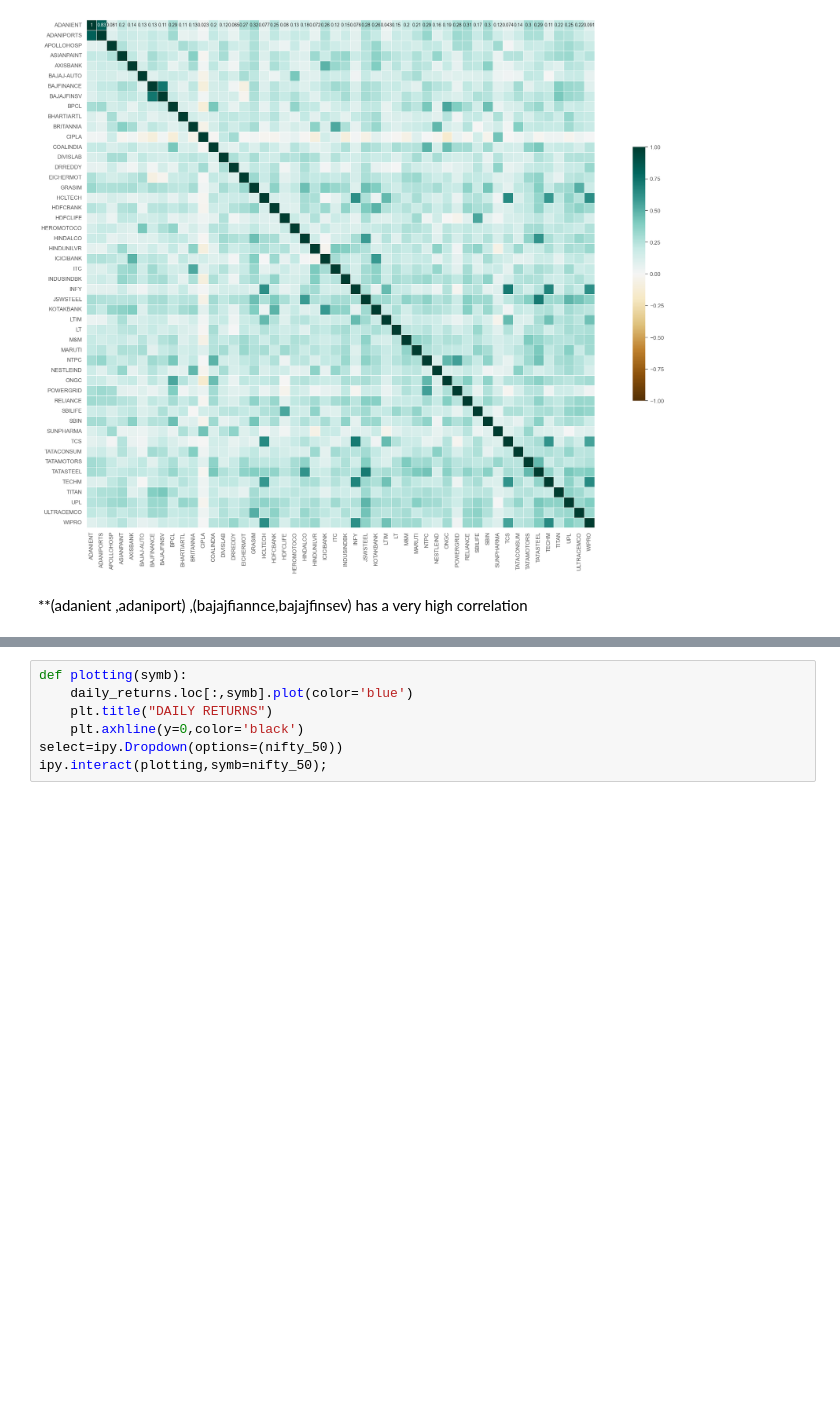
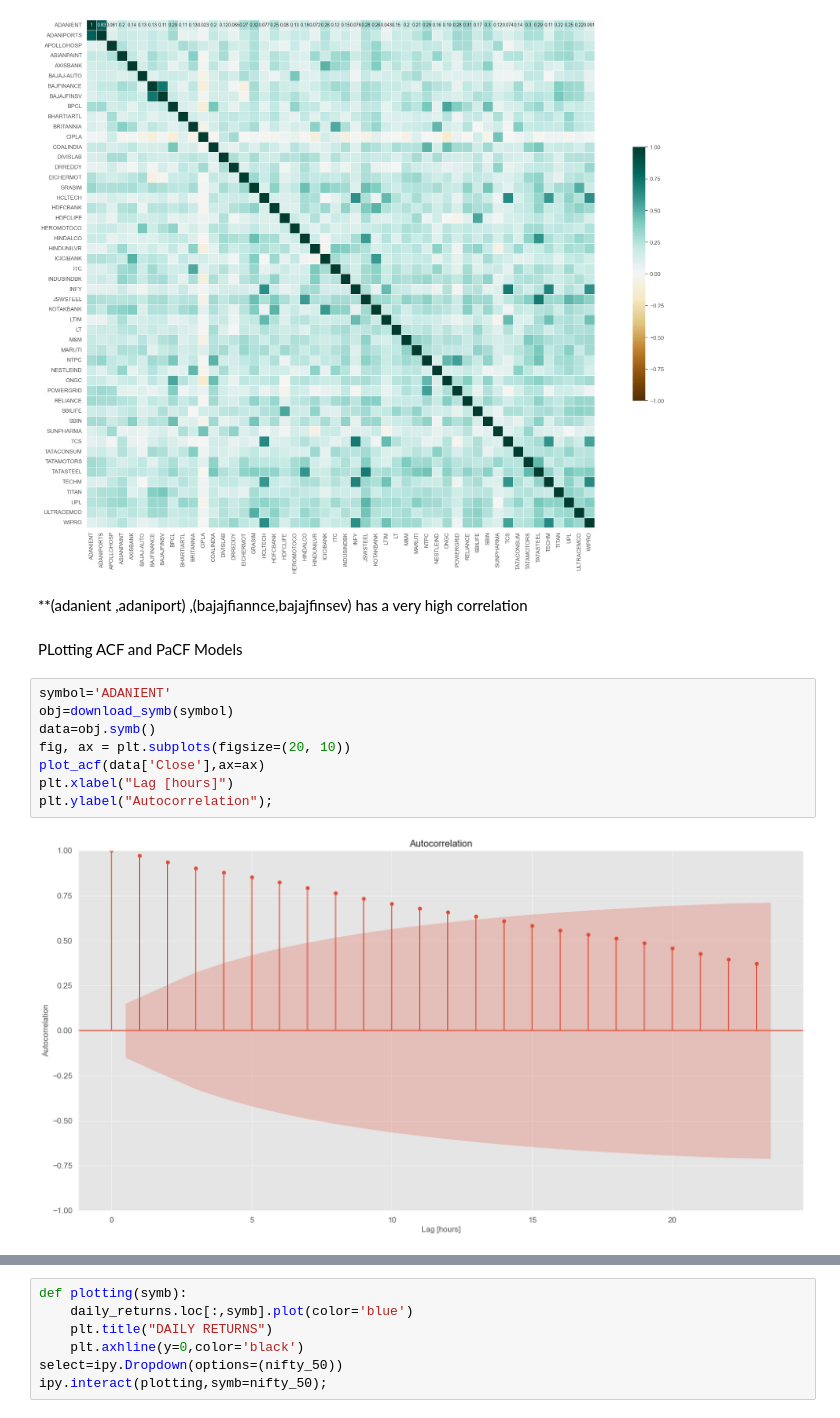
Before and after one commit to Ayush-sacri/Stock-Analysis, a Jupyter notebook: Stock-Analysis.ipynb, the cells around one changed output, grey strips where cells are left out. Drawn from its saved outputs; the diff is of its cells as text; blank space fills up the shorter version.

```diff
--- a/Stock-Analysis.ipynb
+++ b/Stock-Analysis.ipynb
@@ -181,3 +181,15 @@ sns.heatmap(corr, cmap='BrBG',  center=0,vmin=-1, vmax=1, annot=True,
 [figure]
 # %% [markdown]
 **(adanient ,adaniport) ,(bajajfiannce,bajajfinsev) has a very high correlation
+# %% [markdown]
+PLotting ACF  and PaCF Models
+# %%
+symbol='ADANIENT'
+obj=download_symb(symbol)
+data=obj.symb()
+fig, ax = plt.subplots(figsize=(20, 10))
+plot_acf(data['Close'],ax=ax)
+plt.xlabel("Lag [hours]")
+plt.ylabel("Autocorrelation");
+# %% [output]
+[figure, added]
```
Also changed, not shown: parts of 7 cells of this notebook.
